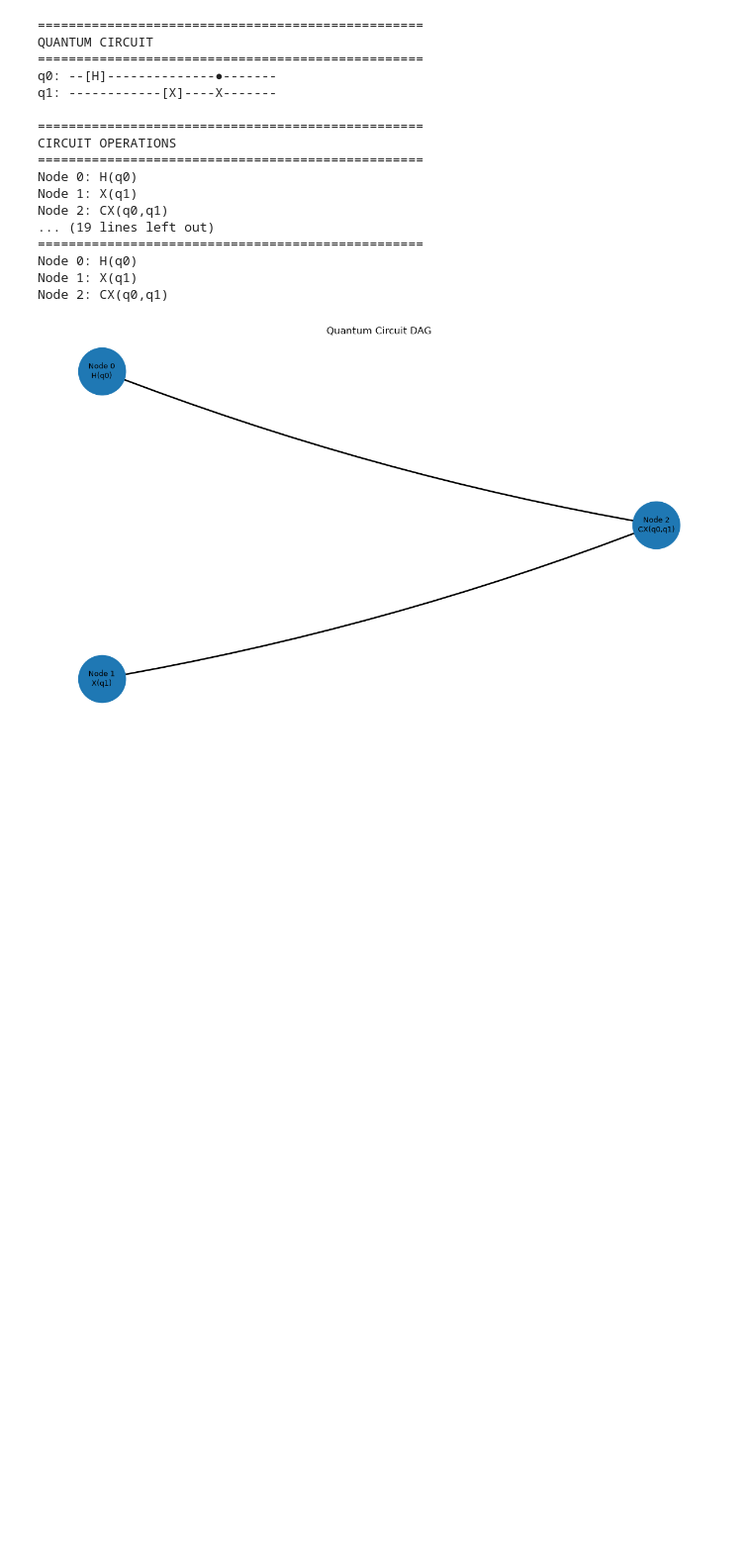
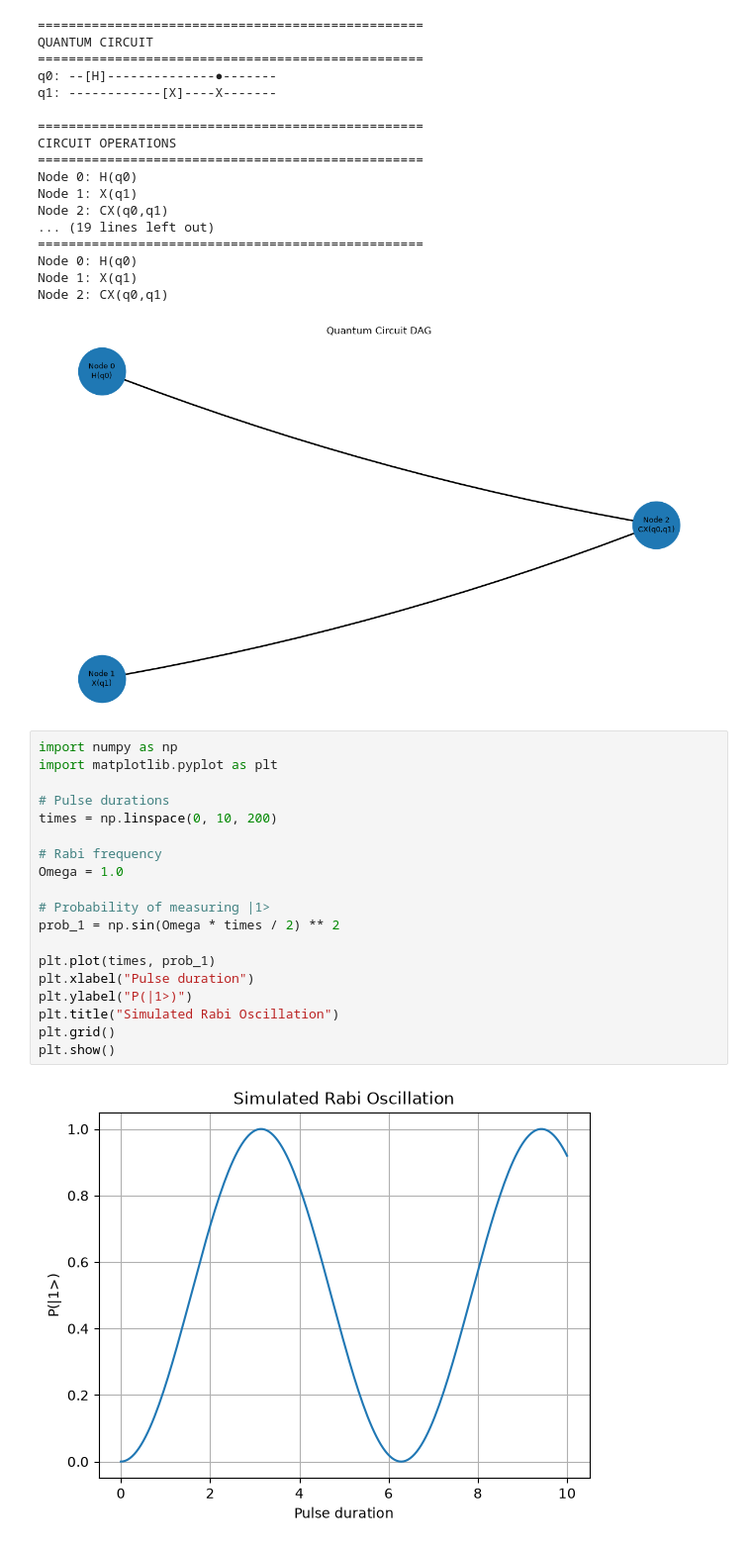
Before and after one commit to pratikadamas/Quantam, a Jupyter notebook: 02.ipynb, the cells around one changed output. Shown at 99% size. Saved outputs shown, nothing was run; the diff lists cells and outputs as text; blank space fills up the shorter version.

Commit message:
feat: add new code cell with graph output

```diff
--- a/02.ipynb
+++ b/02.ipynb
@@ -894,3 +894,24 @@ Node 0: H(q0)
 Node 1: X(q1)
 Node 2: CX(q0,q1)
 [figure]
+# %%
+import numpy as np
+import matplotlib.pyplot as plt
+
+# Pulse durations
+times = np.linspace(0, 10, 200)
+
+# Rabi frequency
+Omega = 1.0
+
+# Probability of measuring |1>
+prob_1 = np.sin(Omega * times / 2) ** 2
+
+plt.plot(times, prob_1)
+plt.xlabel("Pulse duration")
+plt.ylabel("P(|1>)")
+plt.title("Simulated Rabi Oscillation")
+plt.grid()
+plt.show()
+# %% [output]
+[figure, added]
```
Also changed, not shown: parts of 1 cell of this notebook.
